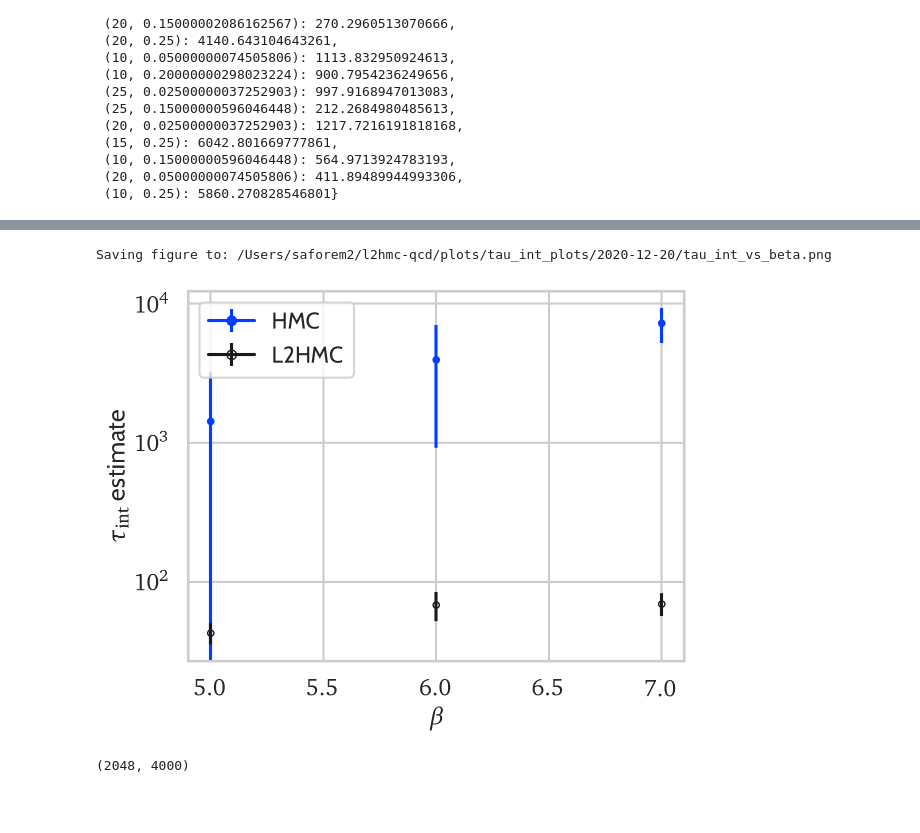
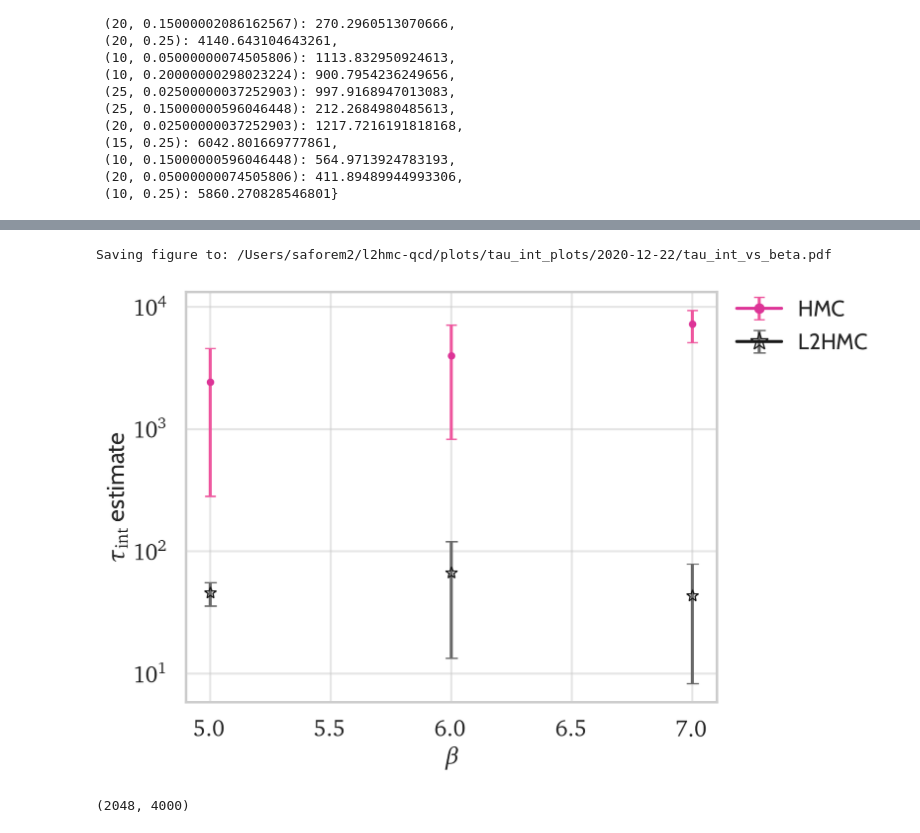
Before and after one commit to saforem2/l2hmc-qcd, a Jupyter notebook: l2hmc-qcd/notebooks/autocorr_stats1.ipynb, the cells around one changed output, grey strips where cells are left out. Cells and saved outputs as stored; diff of their text form; code cells hidden in the pictures; blank space fills up the shorter version.

```diff
--- a/l2hmc-qcd/notebooks/autocorr_stats1.ipynb
+++ b/l2hmc-qcd/notebooks/autocorr_stats1.ipynb
@@ -770,4 +834,4 @@ tint_l2hmc = calc_tau_int(q_l2hmc, therm_frac=0.2, min_samples=1e3)
 # %%
-tint_hmc = calc_tau_int(q_hmc, therm_frac=0.2, min_samples=1e3)
+tint_hmc = calc_tau_int(q_hmc, therm_frac=0.2)#, min_samples=1e3, min_chains=128)
 # %% [output]
 * key: 7.0
@@ -1150,5 +1169,6 @@ io.print_dict(ldata[7.0])
 # %%
 from config import PLOTS_DIR
+betas = [5.0, 6.0, 7.0]
 
 tstr = io.get_timestamp('%Y-%m-%d')
 tint_plots_dir = os.path.join(PLOTS_DIR, 'tau_int_plots', tstr)
@@ -1157,14 +1177,15 @@ io.check_else_make_dir(tint_plots_dir)
 num_figs = len(betas)
 fig, axes = plt.subplots(ncols=num_figs, sharey='row', sharex=True, figsize=(15, 5), constrained_layout=True)
 
+
 for ax, beta in zip(axes, betas):
-    plot_autocorrs(beta, ldata_[beta], hdata[beta],
-                   ax=ax, labels=(beta == 5.),
-                   cmap='gist_rainbow')
+    num_items, midpt = plot_autocorrs(beta, ldata[beta], hdata[beta],
+                                      ax=ax, labels=(beta == 7.), cmap='RdPu') # inferno
 
 _ = axes[0].set_ylabel(r"$\tau_{\mathrm{int}}$ estimates")
-_ = axes[-1].legend(loc='best', bbox_to_anchor=(1.0, 1.03), markerscale=1.5)
+_ = axes[-1].legend(loc='best', bbox_to_anchor=(1.0, 1.03), markerscale=1.5, frameon=False)
 for ax in axes:
+    _ = ax.grid(True, alpha=0.5)
     _ = ax.set_ylim((10, ax.get_ylim()[-1]))
     _ = ax.set_xlabel(r"Number of samples, $N$")
 
@@ -1175,8 +1196,8 @@ for ax in axes:
 #    _ = ax.plot(x, y, 'r--', label=r"$N/50$")
 
 #plt.tight_layout()
-outfile = os.path.join(tint_plots_dir, 'tau_int_scatter.png')
-print(f'Saving figure to: {outfile}')
+outfile = os.path.join(tint_plots_dir, 'tau_int_scatter.pdf')
+console.print(f'Saving figure to: {outfile}')
 plt.savefig(outfile, dpi=400, bbox_inches='tight')
 #_ = axes[-1].legend(loc='best', bbox_to_anchor=(1.0, 1.04))
 #plt.colorbar()
@@ -1187,3 +1208,13 @@ Saving figure to: /Users/saforem2/l2hmc-qcd/plots/tau_int_plots/2020-12-20/tau_i
+# %%
+for key, val in ldata_[7.0].items():
+    N = val['N']
+    tint = val['tau_int']
+    #N[tint > 500]
+    #print(N[tint > 500])
+    tint[tint > 500] = 0.
+    #print(tint[tint > 500])
+
+    #$print(f'{key}: \n  {val["N"]} \n  {val["tau_int"]}')
 # %%
 tint_data = {}
 for beta in betas:
@@ -1222,7 +1253,3 @@ tint_data[5.0]['hmc']
  (10, 0.15000000596046448): 564.9713924783193,
  (20, 0.05000000074505806): 411.89489944993306,
  (10, 0.25): 5860.270828546801}
-# %%
-for beta in betas:
-    ldata = tint_data[beta]['l2hmc']
-    if lata
@@ -1297,28 +1385,31 @@ Saving figure to: /Users/saforem2/l2hmc-qcd/plots/tau_int_plots/2020-12-20/tau_i
 # %%
 sns.set_style('whitegrid')
+c4 = cmap(15)
 
-fig, ax = plt.subplots()
+#fig, ax = plt.subplots()
+fig, ax = plt.subplots(ncols=1, figsize=(8, 5), constrained_layout=True)
 for idx, (key, val) in enumerate(avg_hmc.items()):
     label = 'HMC' if idx == 0 else None
-    _ = ax.errorbar(key, val, yerr=err_hmc[key], marker='.', ls='-', color='C0', label=label)
+    _ = ax.errorbar(key, val, yerr=err_hmc[key], marker='.', ls='-', color=c4, label=label, ecolor=cmap(13), capsize=4.)
     #_ = ax.errorbar(key, val, marker='.', ls='-', color='C0', label=label)
 
 for idx, (key, val) in enumerate(avg_l2hmc.items()):
     label = 'L2HMC' if idx == 0 else None
-    _ = ax.errorbar(key, val, yerr=err_l2hmc[key], marker='.', color='k', ls='-', fillstyle='none', label=label)
+    _ = ax.errorbar(key, val, yerr=err_l2hmc[key], marker='*', color='k', fillstyle='none', ls='-', label=label, ecolor='dimgrey', capsize=4.5)
     #_ = ax.plot(key, val, marker='.', color='k', ls='-', fillstyle='none', label=label)
 
+_ = plt.grid(True, alpha=0.5)
 _ = ax.set_yscale('log')
 _ = ax.set_xlabel(r"$\beta$")
 _ = ax.set_ylabel(r"$\tau_{\mathrm{int}}$ estimate")
 #_ = ax.set_title(r"$\beta=$" + beta_str[beta])
-_ = ax.legend(loc='upper left', markerscale=1.5)
-outfile = os.path.join(tint_plots_dir, f'tau_int_vs_beta.png')
+_ = ax.legend(loc='upper left', markerscale=1.5, frameon=False, bbox_to_anchor=(1.0, 1.03))
+outfile = os.path.join(tint_plots_dir, f'tau_int_vs_beta.pdf')
 print(f'Saving figure to: {outfile}')
 plt.savefig(outfile, dpi=400, bbox_inches='tight')
 # %% [output]
-Saving figure to: /Users/saforem2/l2hmc-qcd/plots/tau_int_plots/2020-12-20/tau_int_vs_beta.png
+Saving figure to: /Users/saforem2/l2hmc-qcd/plots/tau_int_plots/2020-12-22/tau_int_vs_beta.pdf
-[figure, old version]
+[figure, new version]
 # %%
 #y = q[None, :]
 y = qarr
```
Also changed, not shown: parts of 48 cells of this notebook, 1 other file.
